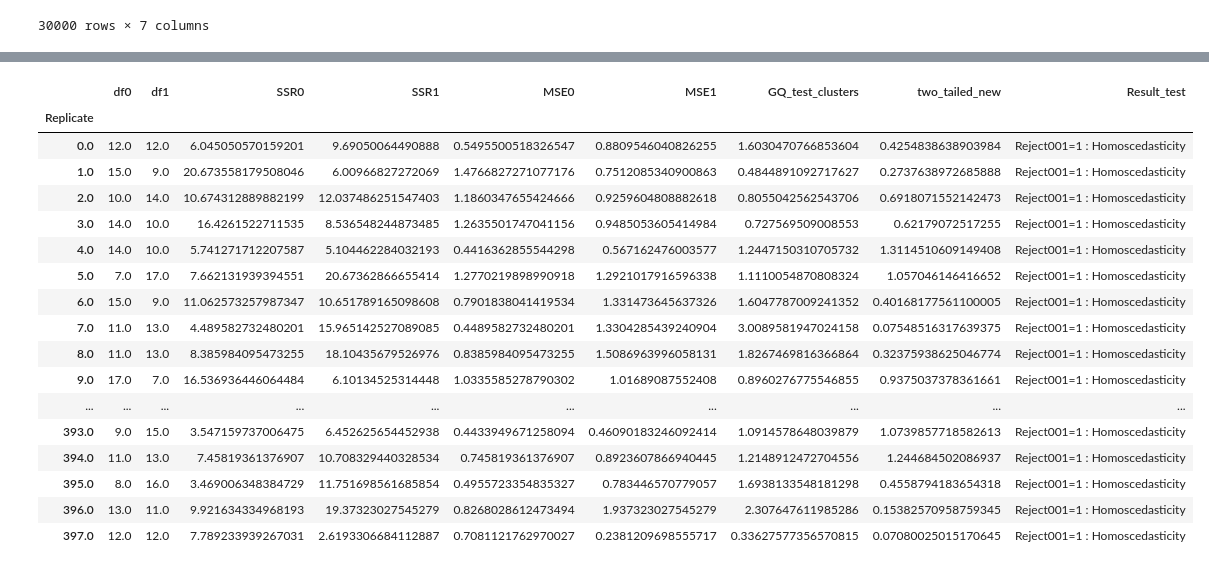
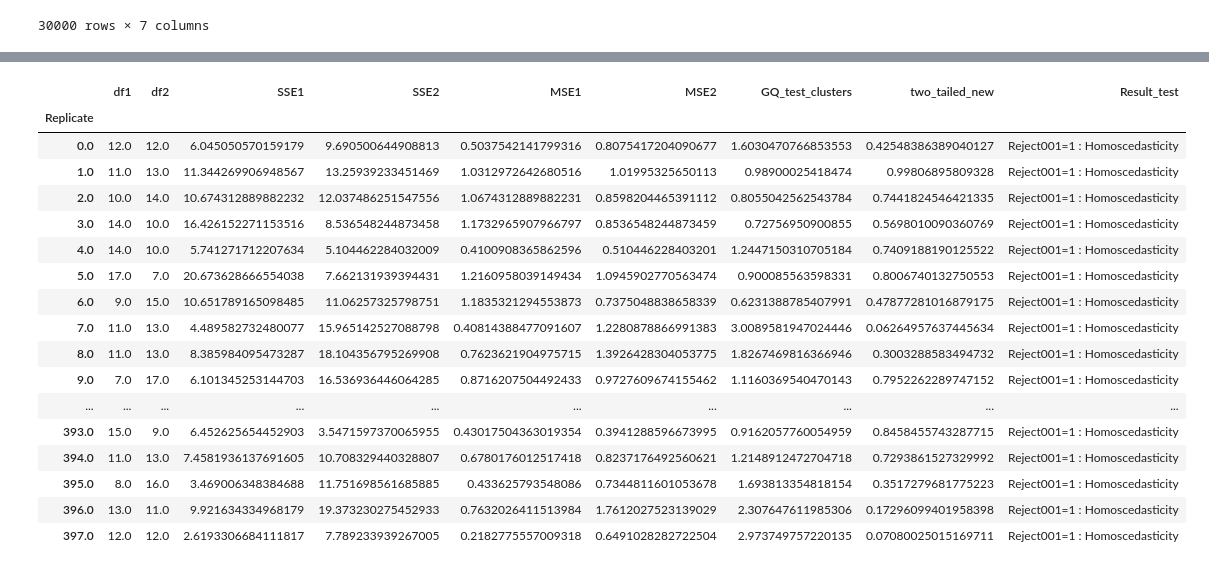
Before and after one commit to iam-fern/Generate_multiplication, a Jupyter notebook: GQtest_cluster_data_multi_delta_(0)_n30_01.ipynb, the cells around one changed output, grey strips where cells are left out. Saved outputs shown, nothing was run; the diff lists cells and outputs as text; code cells hidden in the pictures.

```diff
--- a/GQtest_cluster_data_multi_delta_(0)_n30_01.ipynb
+++ b/GQtest_cluster_data_multi_delta_(0)_n30_01.ipynb
@@ -252,39 +284,39 @@ result.astype(str)
 # %%
 # สร้างตารางผลลัพธ์
 alpha = 0.01
 pd.set_option('display.max_rows', 1000)
 pd.set_option('display.max_columns', 1000)
 pd.set_option('display.width', 1000)
-result=pd.DataFrame({"Replicate":list_replicate, "df0":list_df0, "df1":list_df1, "SSR0":list_SSR0,
-                     "SSR1":list_SSR1, "MSE0":list_MSE0, "MSE1":list_MSE1,
-                     "GQ_test_clusters":list_GQ_test_clusters, "two_tailed":list_two_tailed, "greater":list_p_greater})
+result=pd.DataFrame({"Replicate":list_replicate, "df1":list_df1, "df2":list_df2, "SSE1":list_SSE1,
+                     "SSE2":list_SSE2, "MSE1":list_MSE1, "MSE2":list_MSE2,
+                     "GQ_test_clusters":list_GQ_test_clusters, "two_tailed":list_two_tailed, "greater":list_p_greater, "less":list_p_less})
 result.set_index(['Replicate'], inplace=True)
 
-result['two_tailed_new']=result[["two_tailed","greater"]].apply(lambda value: value[0] if value[0]<0.5 else 2*value[1], axis=1)
+result['two_tailed_new']=result[["two_tailed","greater","less"]].apply(lambda value: value[0] if value[0]<0.5 else (2*value[1] if value[1]<0.5 else 2*value[2]) , axis=1)
 result["Result_test"]=result["two_tailed_new"].apply(lambda p_value: 'Reject001=0 : Heteroscedasticity'
-                                                                  if p_value < alpha else 'Reject001=1 : Homoscedasticity')
+                                                     if p_value < alpha else 'Reject001=1 : Homoscedasticity')
 #two_tailed_new_show=two_tailed_new.drop(columns="greater")
-result_show=result.drop(columns=["two_tailed", "greater"])
+result_show=result.drop(columns=["two_tailed", "greater", "less"])
 result_show.astype(str)
 # %% [output]
-|  | df0 | df1 | SSR0 | SSR1 | MSE0 | MSE1 | GQ_test_clusters | two_tailed_new | Result_test |
+|  | df1 | df2 | SSE1 | SSE2 | MSE1 | MSE2 | GQ_test_clusters | two_tailed_new | Result_test |
 | Replicate |  |  |  |  |  |  |  |  |  |
-| 0.0 | 12.0 | 12.0 | 6.045050570159201 | 9.69050064490888 | 0.5495500518326547 | 0.8809546040826255 | 1.6030470766853604 | 0.4254838638903984 | Reject001=1 : Homoscedasticity |
-| 1.0 | 15.0 | 9.0 | 20.673558179508046 | 6.00966827272069 | 1.4766827271077176 | 0.7512085340900863 | 0.4844891092717627 | 0.2737638972685888 | Reject001=1 : Homoscedasticity |
-| 2.0 | 10.0 | 14.0 | 10.674312889882199 | 12.037486251547403 | 1.1860347655424666 | 0.9259604808882618 | 0.8055042562543706 | 0.6918071552142473 | Reject001=1 : Homoscedasticity |
-| 3.0 | 14.0 | 10.0 | 16.4261522711535 | 8.536548244873485 | 1.2635501747041156 | 0.9485053605414984 | 0.727569509008553 | 0.62179072517255 | Reject001=1 : Homoscedasticity |
-| 4.0 | 14.0 | 10.0 | 5.741271712207587 | 5.104462284032193 | 0.4416362855544298 | 0.567162476003577 | 1.2447150310705732 | 1.3114510609149408 | Reject001=1 : Homoscedasticity |
-| 5.0 | 7.0 | 17.0 | 7.662131939394551 | 20.67362866655414 | 1.2770219898990918 | 1.2921017916596338 | 1.1110054870808324 | 1.057046146416652 | Reject001=1 : Homoscedasticity |
-| 6.0 | 15.0 | 9.0 | 11.062573257987347 | 10.651789165098608 | 0.7901838041419534 | 1.331473645637326 | 1.6047787009241352 | 0.40168177561100005 | Reject001=1 : Homoscedasticity |
-| 7.0 | 11.0 | 13.0 | 4.489582732480201 | 15.965142527089085 | 0.4489582732480201 | 1.3304285439240904 | 3.0089581947024158 | 0.07548516317639375 | Reject001=1 : Homoscedasticity |
-| 8.0 | 11.0 | 13.0 | 8.385984095473255 | 18.10435679526976 | 0.8385984095473255 | 1.5086963996058131 | 1.8267469816366864 | 0.32375938625046774 | Reject001=1 : Homoscedasticity |
-| 9.0 | 17.0 | 7.0 | 16.536936446064484 | 6.10134525314448 | 1.0335585278790302 | 1.01689087552408 | 0.8960276775546855 | 0.9375037378361661 | Reject001=1 : Homoscedasticity |
+| 0.0 | 12.0 | 12.0 | 6.045050570159179 | 9.690500644908813 | 0.5037542141799316 | 0.8075417204090677 | 1.6030470766853553 | 0.42548386389040127 | Reject001=1 : Homoscedasticity |
+| 1.0 | 11.0 | 13.0 | 11.344269906948567 | 13.25939233451469 | 1.0312972642680516 | 1.01995325650113 | 0.98900025418474 | 0.99806895809328 | Reject001=1 : Homoscedasticity |
+| 2.0 | 10.0 | 14.0 | 10.674312889882232 | 12.037486251547556 | 1.0674312889882231 | 0.8598204465391112 | 0.8055042562543784 | 0.7441824546421335 | Reject001=1 : Homoscedasticity |
+| 3.0 | 14.0 | 10.0 | 16.426152271153516 | 8.536548244873458 | 1.1732965907966797 | 0.8536548244873459 | 0.72756950900855 | 0.5698010090360769 | Reject001=1 : Homoscedasticity |
+| 4.0 | 14.0 | 10.0 | 5.741271712207634 | 5.104462284032009 | 0.4100908365862596 | 0.510446228403201 | 1.2447150310705184 | 0.7409188190125522 | Reject001=1 : Homoscedasticity |
+| 5.0 | 17.0 | 7.0 | 20.673628666554038 | 7.662131939394431 | 1.2160958039149434 | 1.0945902770563474 | 0.900085563598331 | 0.8006740132750553 | Reject001=1 : Homoscedasticity |
+| 6.0 | 9.0 | 15.0 | 10.651789165098485 | 11.06257325798751 | 1.1835321294553873 | 0.7375048838658339 | 0.6231388785407991 | 0.47877281016879175 | Reject001=1 : Homoscedasticity |
+| 7.0 | 11.0 | 13.0 | 4.489582732480077 | 15.965142527088798 | 0.40814388477091607 | 1.2280878866991383 | 3.0089581947024446 | 0.06264957637445634 | Reject001=1 : Homoscedasticity |
+| 8.0 | 11.0 | 13.0 | 8.385984095473287 | 18.104356795269908 | 0.7623621904975715 | 1.3926428304053775 | 1.8267469816366946 | 0.3003288583494732 | Reject001=1 : Homoscedasticity |
+| 9.0 | 7.0 | 17.0 | 6.101345253144703 | 16.536936446064285 | 0.8716207504492433 | 0.9727609674155462 | 1.1160369540470143 | 0.7952262289747152 | Reject001=1 : Homoscedasticity |
 | ... | ... | ... | ... | ... | ... | ... | ... | ... | ... |
-| 393.0 | 9.0 | 15.0 | 3.547159737006475 | 6.452625654452938 | 0.4433949671258094 | 0.46090183246092414 | 1.0914578648039879 | 1.0739857718582613 | Reject001=1 : Homoscedasticity |
-| 394.0 | 11.0 | 13.0 | 7.45819361376907 | 10.708329440328534 | 0.745819361376907 | 0.8923607866940445 | 1.2148912472704556 | 1.244684502086937 | Reject001=1 : Homoscedasticity |
-| 395.0 | 8.0 | 16.0 | 3.469006348384729 | 11.751698561685854 | 0.4955723354835327 | 0.783446570779057 | 1.6938133548181298 | 0.4558794183654318 | Reject001=1 : Homoscedasticity |
-| 396.0 | 13.0 | 11.0 | 9.921634334968193 | 19.37323027545279 | 0.8268028612473494 | 1.937323027545279 | 2.307647611985286 | 0.15382570958759345 | Reject001=1 : Homoscedasticity |
-| 397.0 | 12.0 | 12.0 | 7.789233939267031 | 2.6193306684112887 | 0.7081121762970027 | 0.2381209698555717 | 0.33627577356570815 | 0.07080025015170645 | Reject001=1 : Homoscedasticity |
+| 393.0 | 15.0 | 9.0 | 6.452625654452903 | 3.5471597370065955 | 0.43017504363019354 | 0.3941288596673995 | 0.9162057760054959 | 0.8458455743287715 | Reject001=1 : Homoscedasticity |
+| 394.0 | 11.0 | 13.0 | 7.4581936137691605 | 10.708329440328807 | 0.6780176012517418 | 0.8237176492560621 | 1.2148912472704718 | 0.7293861527329992 | Reject001=1 : Homoscedasticity |
+| 395.0 | 8.0 | 16.0 | 3.469006348384688 | 11.751698561685885 | 0.433625793548086 | 0.7344811601053678 | 1.693813354818154 | 0.3517279681775223 | Reject001=1 : Homoscedasticity |
+| 396.0 | 13.0 | 11.0 | 9.921634334968179 | 19.373230275452933 | 0.7632026411513984 | 1.7612027523139029 | 2.307647611985306 | 0.17296099401958398 | Reject001=1 : Homoscedasticity |
+| 397.0 | 12.0 | 12.0 | 2.6193306684111817 | 7.789233939267005 | 0.2182775557009318 | 0.6491028282722504 | 2.973749757220135 | 0.07080025015169711 | Reject001=1 : Homoscedasticity |
 # %%
 result_show['Result_test'].value_counts()
 # %% [output]
```
Also changed, not shown: parts of 5 cells of this notebook.
